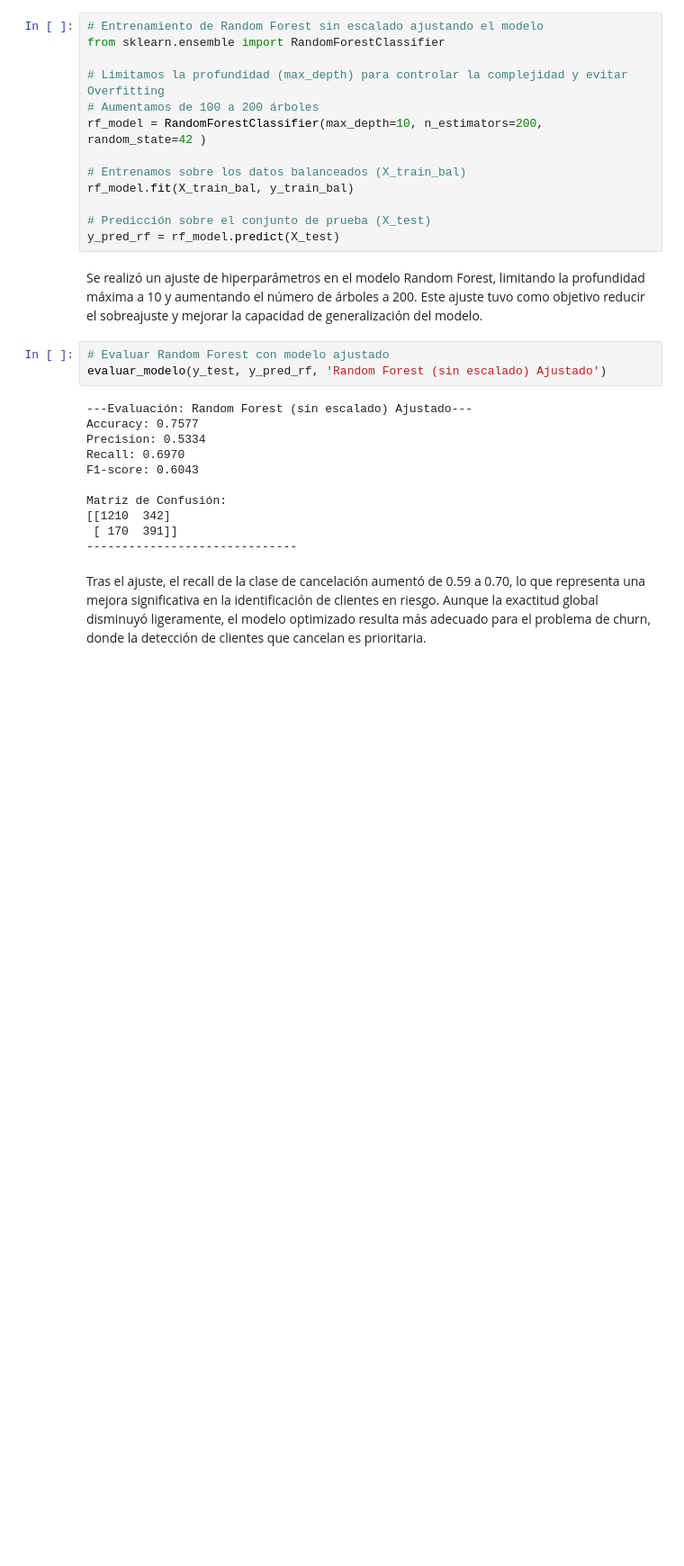
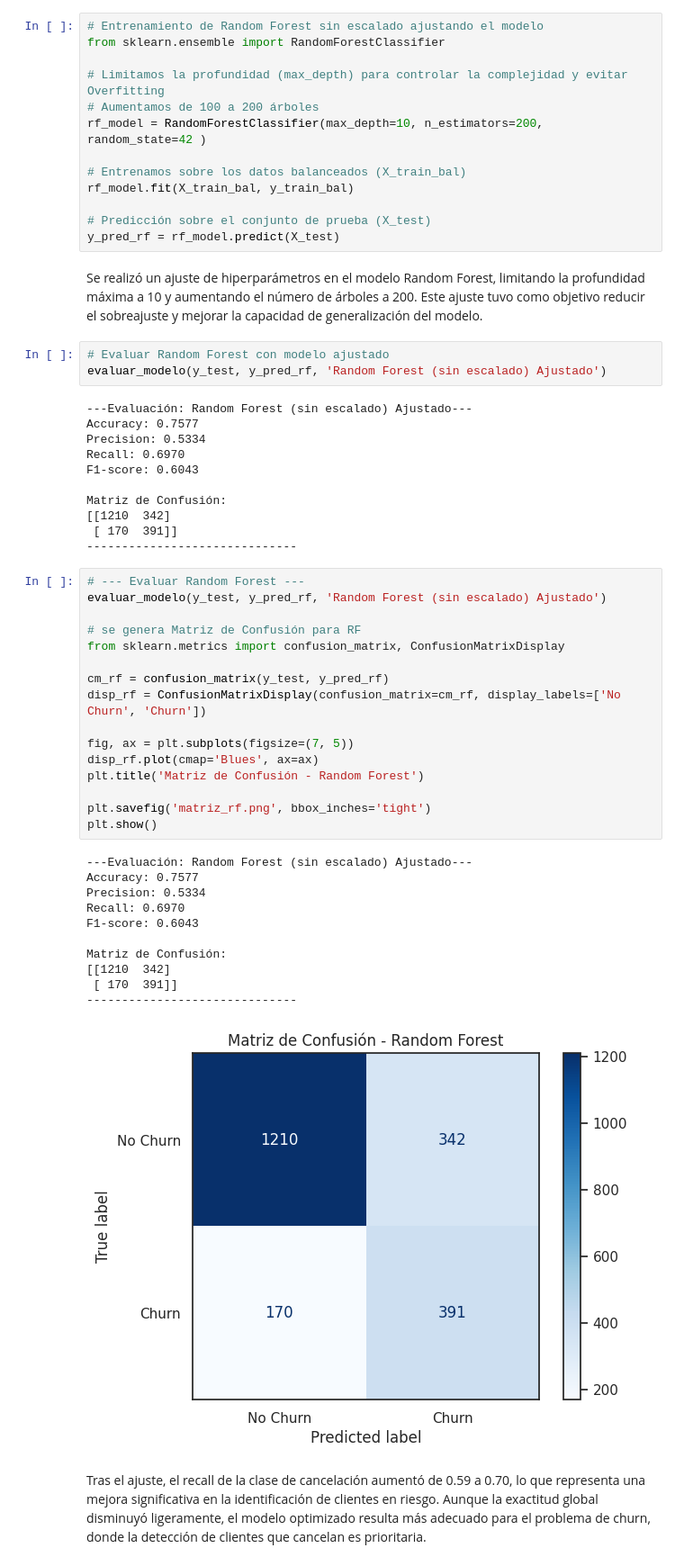
Before and after one commit to yaramirezte/TelecomX_LATAM-Parte-2, a Jupyter notebook: TelecomX_LATAM_parte_2.ipynb, the cells around one changed output. Shown at 90% size. Cells and saved outputs as stored; diff of their text form; blank space fills up the shorter version.

```diff
--- a/TelecomX_LATAM_parte_2.ipynb
+++ b/TelecomX_LATAM_parte_2.ipynb
@@ -587,5 +642,33 @@ Matriz de Confusión:
 [[1210  342]
  [ 170  391]]
 ------------------------------
+# %%
+# --- Evaluar Random Forest ---
+evaluar_modelo(y_test, y_pred_rf, 'Random Forest (sin escalado) Ajustado')
+
+# se genera Matriz de Confusión para RF
+from sklearn.metrics import confusion_matrix, ConfusionMatrixDisplay
+
+cm_rf = confusion_matrix(y_test, y_pred_rf)
+disp_rf = ConfusionMatrixDisplay(confusion_matrix=cm_rf, display_labels=['No Churn', 'Churn'])
+
+fig, ax = plt.subplots(figsize=(7, 5))
+disp_rf.plot(cmap='Blues', ax=ax)
+plt.title('Matriz de Confusión - Random Forest')
+
+plt.savefig('matriz_rf.png', bbox_inches='tight')
+plt.show()
+# %% [output]
+---Evaluación: Random Forest (sin escalado) Ajustado---
+Accuracy: 0.7577
+Precision: 0.5334
+Recall: 0.6970
+F1-score: 0.6043
+
+Matriz de Confusión:
+[[1210  342]
+ [ 170  391]]
+------------------------------
+[figure, added]
 # %% [markdown]
 Tras el ajuste, el recall de la clase de cancelación aumentó de 0.59 a 0.70, lo que representa una mejora significativa en la identificación de clientes en riesgo. Aunque la exactitud global disminuyó ligeramente, el modelo optimizado resulta más adecuado para el problema de churn, donde la detección de clientes que cancelan es prioritaria.
```
Also changed, not shown: parts of 13 cells of this notebook.
